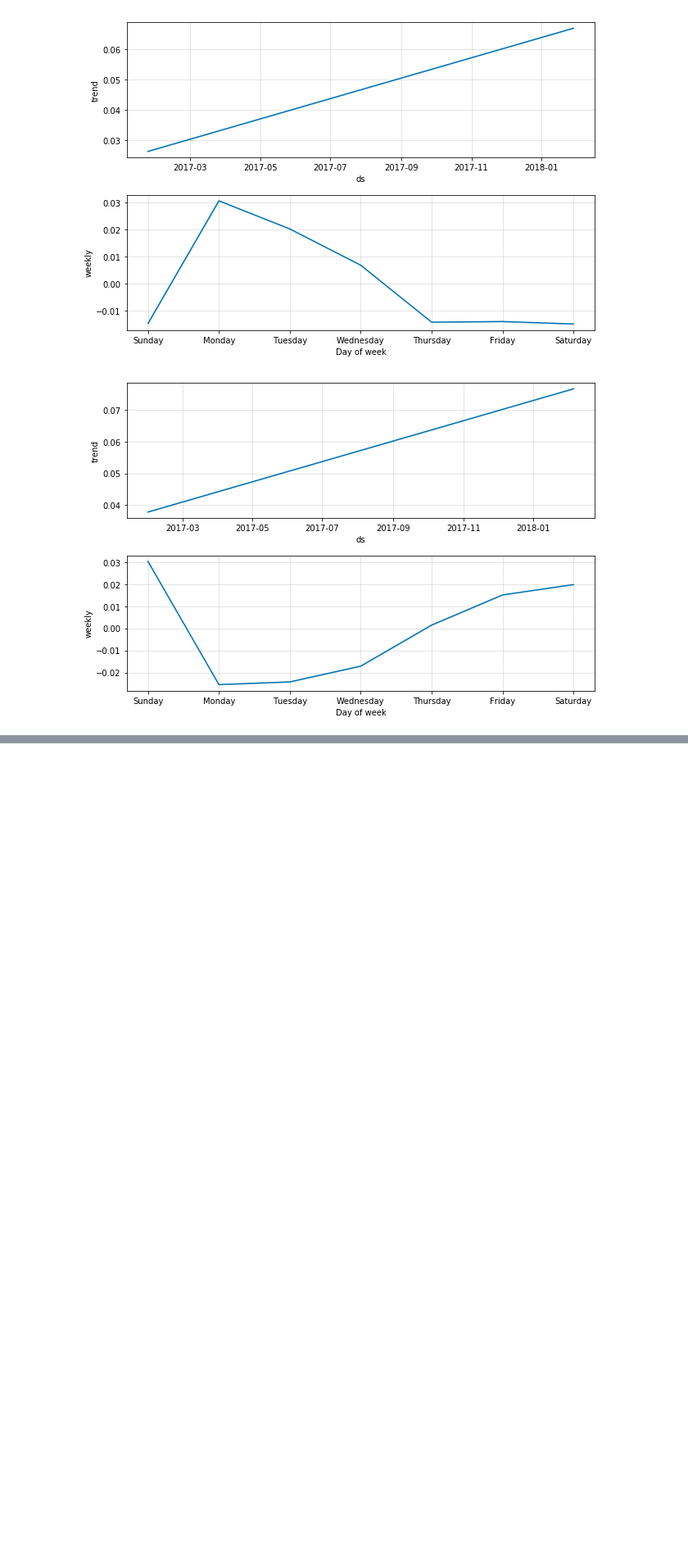
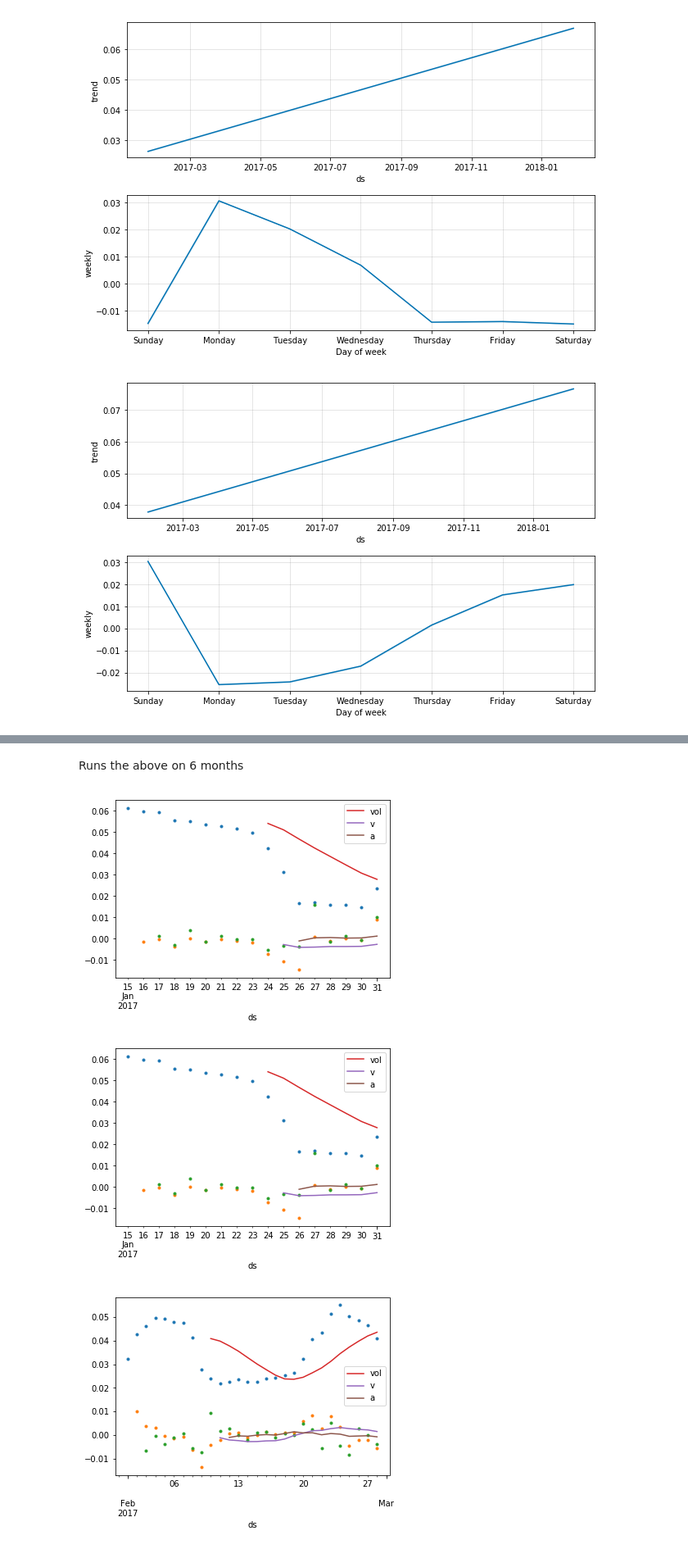
Before and after one commit to nmits/CapstoneProphetTests, a Jupyter notebook: Volatility Testing 10 Period.ipynb, the cells around one changed output, grey strips where cells are left out. Shown at 82% size. Saved outputs shown, nothing was run; the diff lists cells and outputs as text; code cells hidden in the pictures; blank space fills up the shorter version.

```diff
--- a/Volatility Testing 10 Period.ipynb
+++ b/Volatility Testing 10 Period.ipynb
@@ -178,0 +265,14 @@ for i, df_week in d.items()[:5]:
+# %% [markdown]
+Runs the above on 6 months
+# %%
+d = OrderedDict(tuple(df.groupby((df.ds.dt.year, df.ds.dt.month))))
+for i, df_month in d.items()[:6]:
+    gen_v_a(df_month)
+    rolling = gen_rolling(df_month)
+    plot_raw(df_month, rolling)
+    plot_uncertain(df_month, rolling)
+    gen_kca(df_month)
+# %% [output]
+[figure, added]
+[figure, added]
+[figure, added]
```
Also changed, not shown: parts of 42 cells of this notebook, 6 other files.
